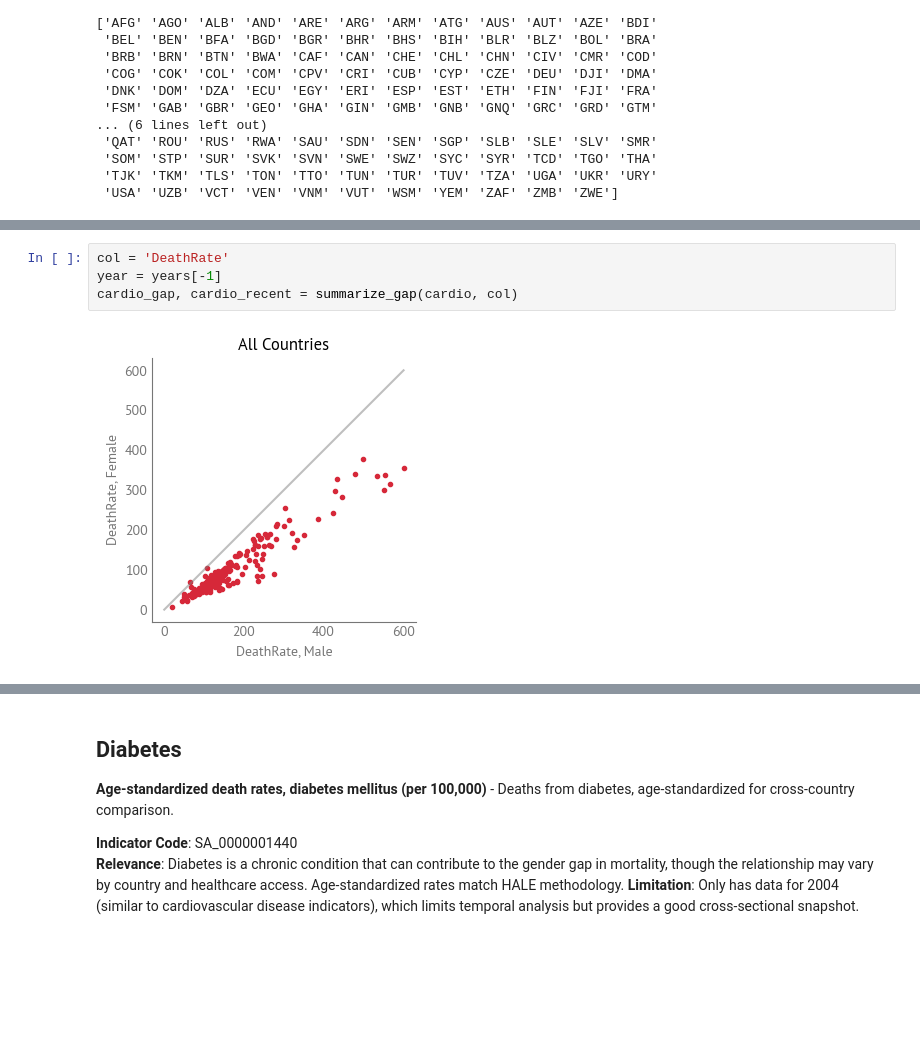
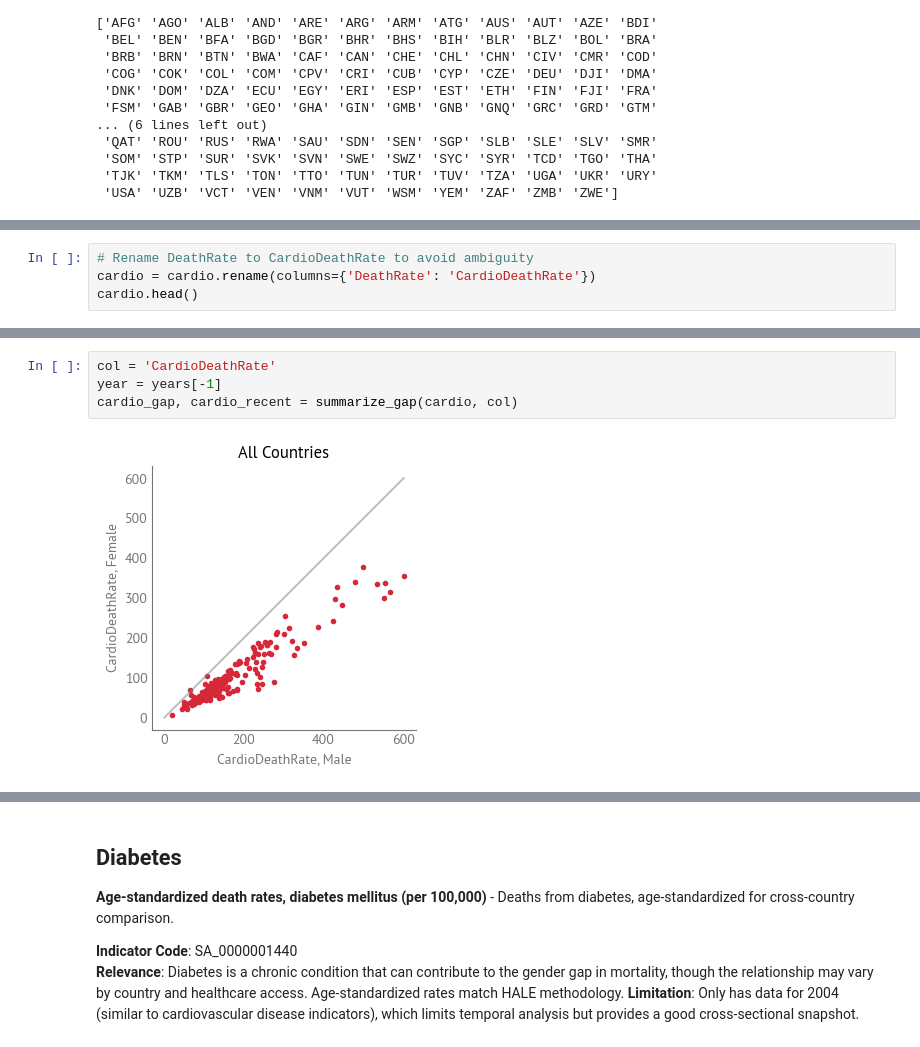
Before and after one commit to AllenDowney/EqualityWEF, a Jupyter notebook: HALE/hale.ipynb, the cells around one changed output, grey strips where cells are left out. Saved outputs shown, nothing was run; the diff lists cells and outputs as text; blank space fills up the shorter version.

```diff
--- a/HALE/hale.ipynb
+++ b/HALE/hale.ipynb
@@ -775,0 +818,4 @@ cardio.head()
+# %%
+# Rename DeathRate to CardioDeathRate to avoid ambiguity
+cardio = cardio.rename(columns={'DeathRate': 'CardioDeathRate'})
+cardio.head()
@@ -776,9 +829,9 @@ cardio.head()
 # %%
-col = 'DeathRate'
+col = 'CardioDeathRate'
 year = years[-1]
 cardio_gap, cardio_recent = summarize_gap(cardio, col)
 # %% [output]
-[figure, old version]
+[figure, new version]
 # %%
 plot_distributions(cardio_recent)
 # %% [output]
```
Also changed, not shown: parts of 80 cells of this notebook, 2 other files.
